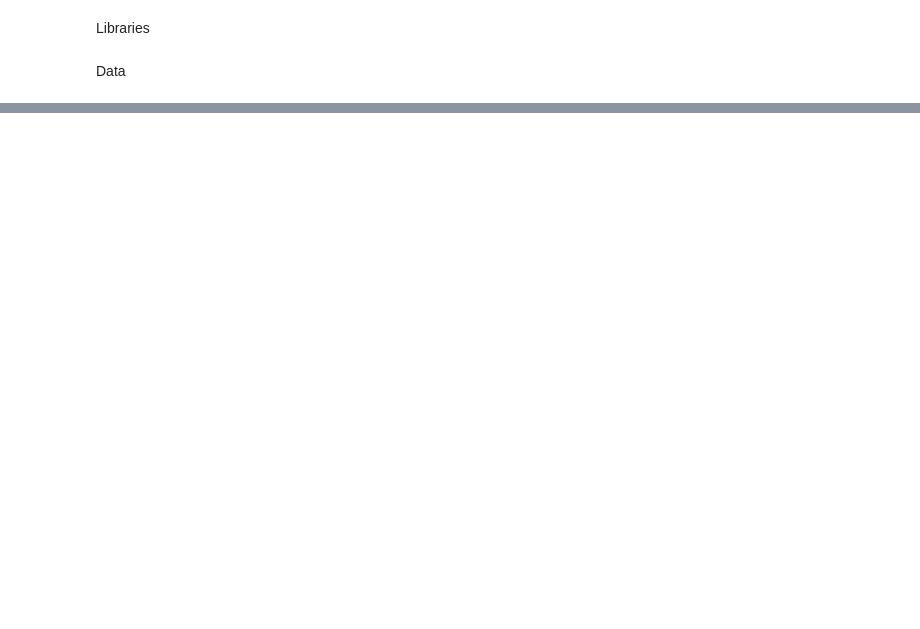
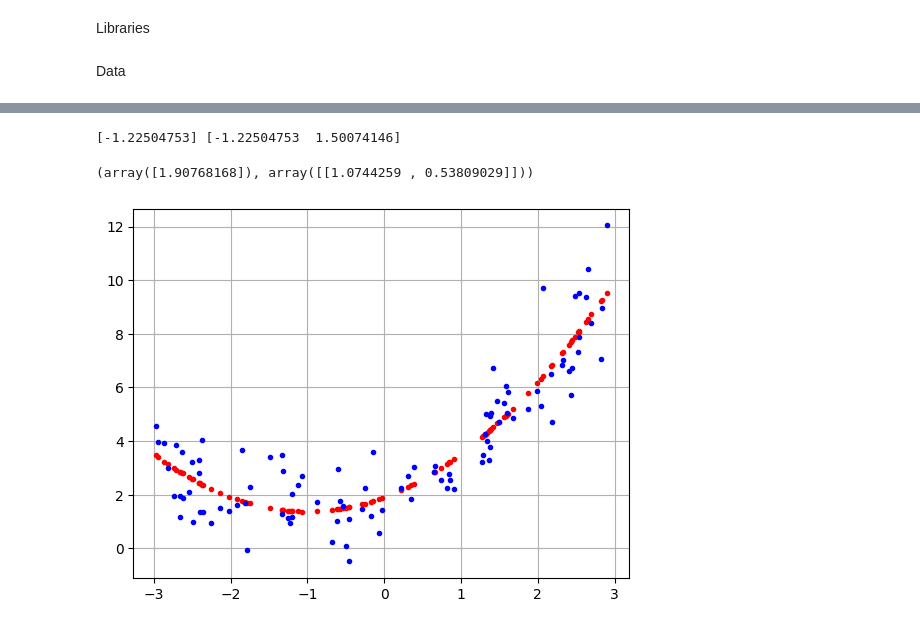
Before and after one commit to prdurgam-edu/DataScience_CourseWork, a Jupyter notebook: AurelienGeron_03_TrainingModels.ipynb, the cells around one changed output, grey strips where cells are left out. Saved outputs shown, nothing was run; the diff lists cells and outputs as text; code cells hidden in the pictures; blank space fills up the shorter version.

```diff
--- a/AurelienGeron_03_TrainingModels.ipynb
+++ b/AurelienGeron_03_TrainingModels.ipynb
@@ -44,0 +48,25 @@ lin_reg.intercept_, lin_reg.coef_
+# %%
+m=100
+X=6*np.random.rand(m,1)-3
+y=0.5*X**2+ X+2 + np.random.randn(m,1)
+# %%
+poly_features= PolynomialFeatures(degree=2,include_bias=False)
+X_poly =  poly_features.fit_transform(X)
+print(X[0], X_poly[0])
+# %% [output]
+[-1.22504753] [-1.22504753  1.50074146]
+# %%
+lin_reg= LinearRegression()
+lin_reg.fit(X_poly, y)
+lin_reg.intercept_ , lin_reg.coef_
+# %% [output]
+(array([1.90768168]), array([[1.0744259 , 0.53809029]]))
+# %%
+y_pred= lin_reg.intercept_+ X_poly.dot(lin_reg.coef_.T)
+# %%
+plt.plot(X,y_pred,"r.")
+plt.plot(X,y,"b.")
+plt.plot()
+plt.grid()
+# %% [output]
+[figure, added]
```
Also changed, not shown: parts of 9 cells of this notebook.
